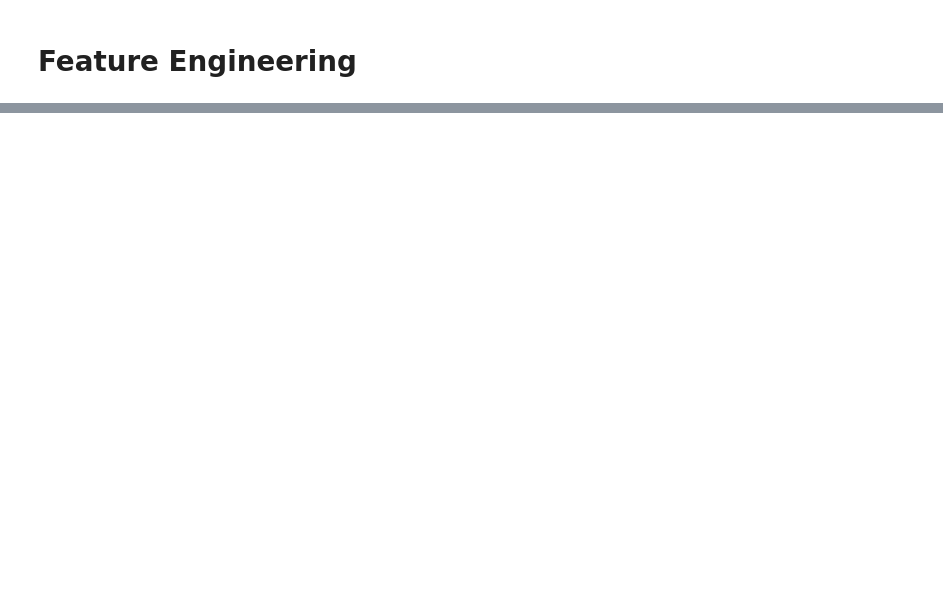
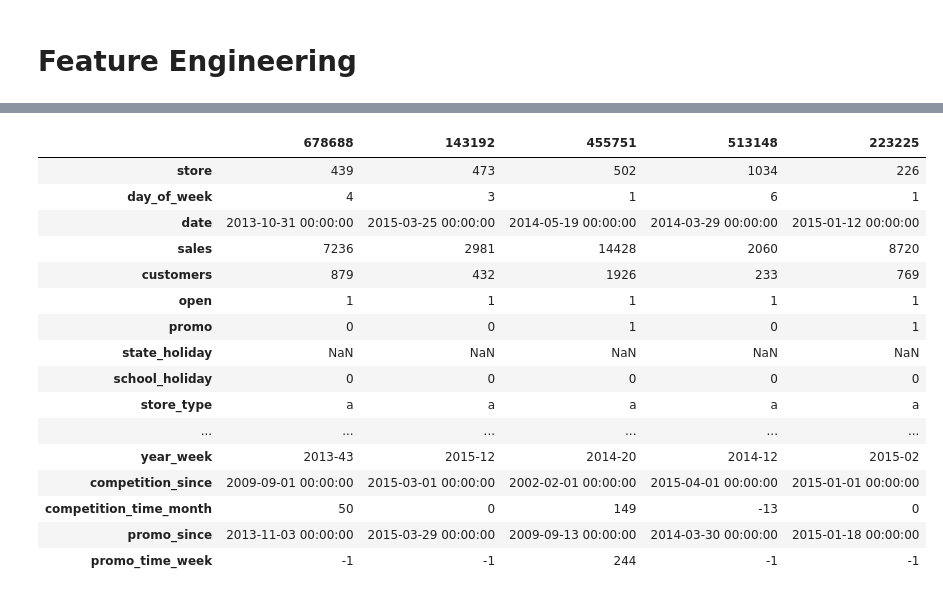
Before and after one commit to biazotogabriel/ds_em_producao, a Jupyter notebook: notebook.ipynb, the cells around one changed output, grey strips where cells are left out. Cells and saved outputs as stored; diff of their text form; code cells hidden in the pictures; blank space fills up the shorter version.

```diff
--- a/notebook.ipynb
+++ b/notebook.ipynb
@@ -262,3 +309,63 @@ sns.boxplot(x='assortment', y='sales', data=aux1)
 # definir se a loja estava em promoção no dia da venda
 locale.setlocale(locale.LC_TIME, ('en_US', 'UTF-8'))
 df1['in_promo'] = df1[['date', 'promo_interval']].apply(lambda x: 1 if x['date'].strftime('%b') in x['promo_interval'].split(',') else 0, axis=1)
+# %%
+df2 = df1.copy()
+# %%
+# year
+df2['year'] = df2['date'].dt.year
+
+# month
+df2['month'] = df2['date'].dt.month
+
+# day
+df2['day'] = df2['date'].dt.day
+
+# week of year
+df2['week_of_year'] = df2['date'].dt.isocalendar().week
+
+# year week
+df2['year_week'] = df2['date'].dt.strftime('%Y-%W')
+
+# competition since
+df2['competition_since'] = pd.to_datetime({'year': df2['competition_open_since_year'],
+                                           'month': df2['competition_open_since_month'],
+                                           'day': 1})
+df2['competition_time_month'] = ((df2['date'] - df2['competition_since'])/30).apply(lambda x: x.days).astype(int)
+
+# promo since
+df2['promo_since'] = pd.to_datetime(df2['promo2_since_year'] * 1000 + df2['promo2_since_week'] * 10, format='%Y%W%w')
+df2['promo_since'] = df2['promo_since'] - timedelta(days=7)
+df2['promo_time_week'] = ((df2['date'] - df2['promo_since'])/7).apply(lambda x: x.days).astype(int)
+
+
+# assortment
+df2['assortment'] = df2['assortment'].map({'a': 'basic',
+                                           'b': 'extra',
+                                           'c': 'extended'})
+
+# state holiday
+df2['state_holiday'] = df2['state_holiday'].map({'a': 'public',
+                                                 'b': 'easter',
+                                                 'c': 'christmas',
+                                                 '0': 'regular'})
+# %%
+df2.sample(5).T
+# %% [output]
+|  | 678688 | 143192 | 455751 | 513148 | 223225 |
+| store | 439 | 473 | 502 | 1034 | 226 |
+| day_of_week | 4 | 3 | 1 | 6 | 1 |
+| date | 2013-10-31 00:00:00 | 2015-03-25 00:00:00 | 2014-05-19 00:00:00 | 2014-03-29 00:00:00 | 2015-01-12 00:00:00 |
+| sales | 7236 | 2981 | 14428 | 2060 | 8720 |
+| customers | 879 | 432 | 1926 | 233 | 769 |
+| open | 1 | 1 | 1 | 1 | 1 |
+| promo | 0 | 0 | 1 | 0 | 1 |
+| state_holiday | NaN | NaN | NaN | NaN | NaN |
+| school_holiday | 0 | 0 | 0 | 0 | 0 |
+| store_type | a | a | a | a | a |
+| ... | ... | ... | ... | ... | ... |
+| year_week | 2013-43 | 2015-12 | 2014-20 | 2014-12 | 2015-02 |
+| competition_since | 2009-09-01 00:00:00 | 2015-03-01 00:00:00 | 2002-02-01 00:00:00 | 2015-04-01 00:00:00 | 2015-01-01 00:00:00 |
+| competition_time_month | 50 | 0 | 149 | -13 | 0 |
+| promo_since | 2013-11-03 00:00:00 | 2015-03-29 00:00:00 | 2009-09-13 00:00:00 | 2014-03-30 00:00:00 | 2015-01-18 00:00:00 |
+| promo_time_week | -1 | -1 | 244 | -1 | -1 |
```
Also changed, not shown: parts of 17 cells of this notebook.
